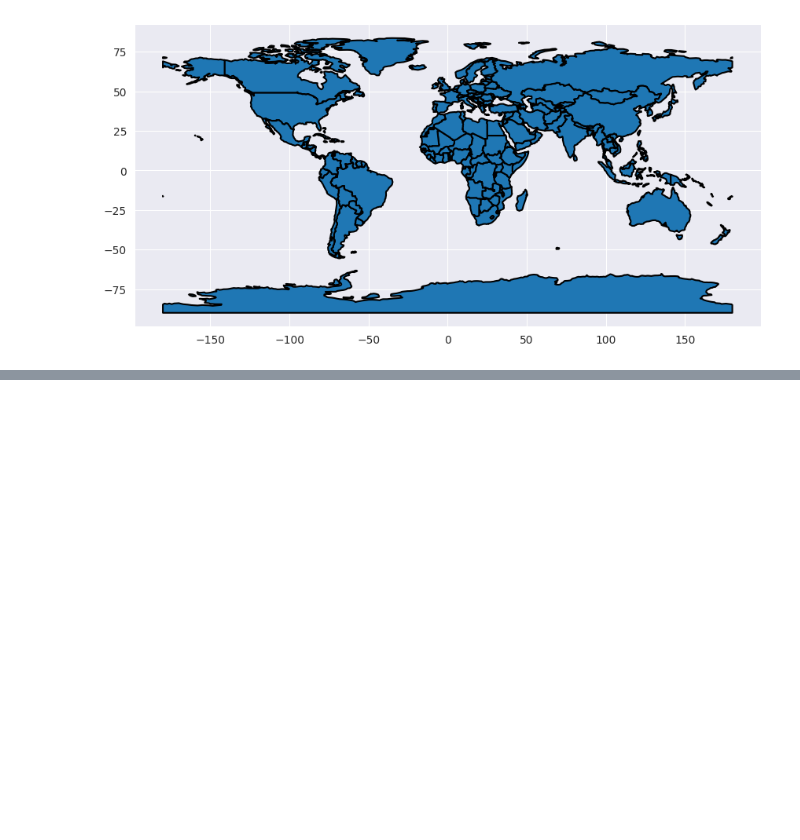
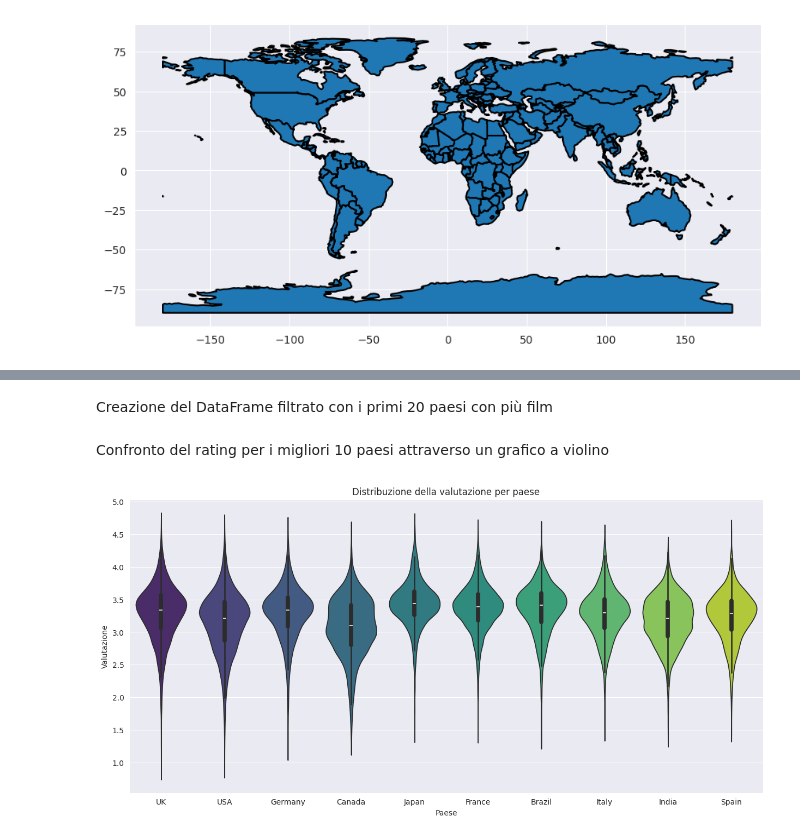
Before and after one commit to RaffaeleMelluso/IUM-Progetto-Melluso, a Jupyter notebook: analisi.ipynb, the cells around one changed output, grey strips where cells are left out. Cells and saved outputs as stored; diff of their text form; code cells hidden in the pictures; blank space fills up the shorter version.

Commit message:
grafici a violino

```diff
--- a/analisi.ipynb
+++ b/analisi.ipynb
@@ -129,0 +131,26 @@ plt.show()
+# %% [markdown]
+Creazione del DataFrame filtrato con i primi 20 paesi con più film
+# %%
+# Unisci i DataFrame su 'id'
+merged_df = pd.merge(movies_df, countries_df, on='id')
+
+# Conta il numero di film per ogni paese
+country_film_counts = merged_df['country'].value_counts().reset_index()
+country_film_counts.columns = ['country', 'film_count']
+
+# Seleziona i primi 10 paesi con più film
+top_10_countries = country_film_counts.head(10)
+
+# Filtra il DataFrame unito per includere solo i film dei primi 10 paesi
+top_10_merged_df = merged_df[merged_df['country'].isin(top_10_countries['country'])]
+# %% [markdown]
+Confronto del rating per i migliori 10 paesi attraverso un grafico a violino
+# %%
+plt.figure(figsize=(15, 7))
+sns.violinplot(x='country', y='rating', data=top_10_merged_df, hue='country', palette='viridis', legend=False)
+plt.title('Distribuzione della valutazione per paese')
+plt.xlabel('Paese')
+plt.ylabel('Valutazione')
+plt.show()
+# %% [output]
+[figure, added]
```
Also changed, not shown: parts of 11 cells of this notebook, 1 other file.
